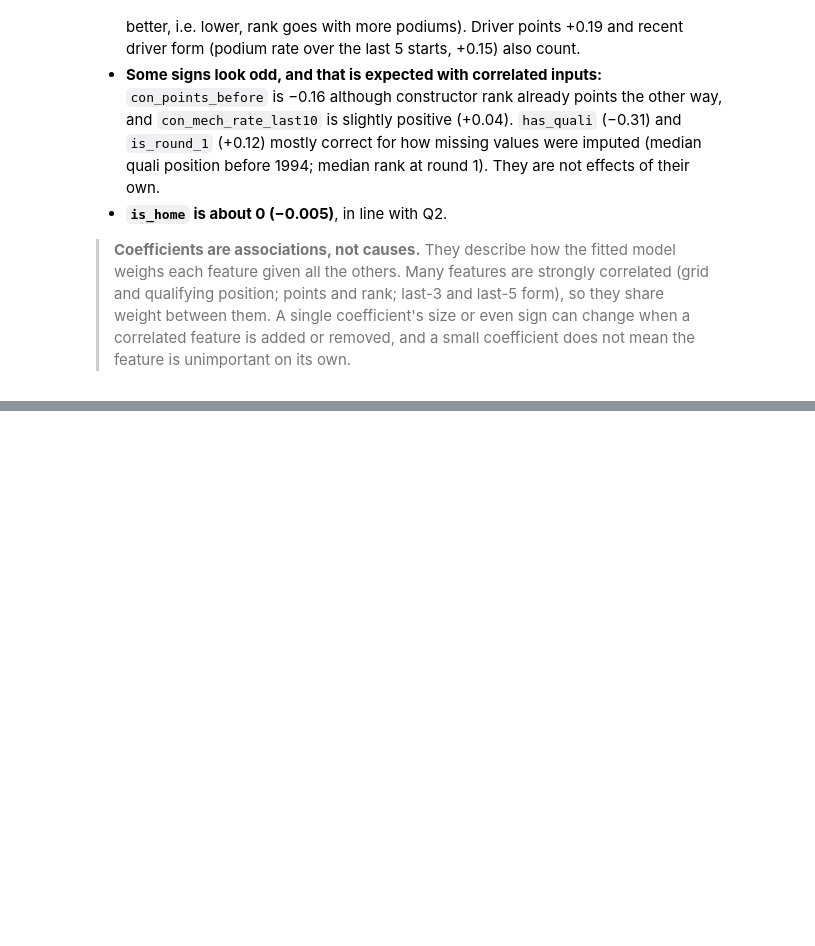
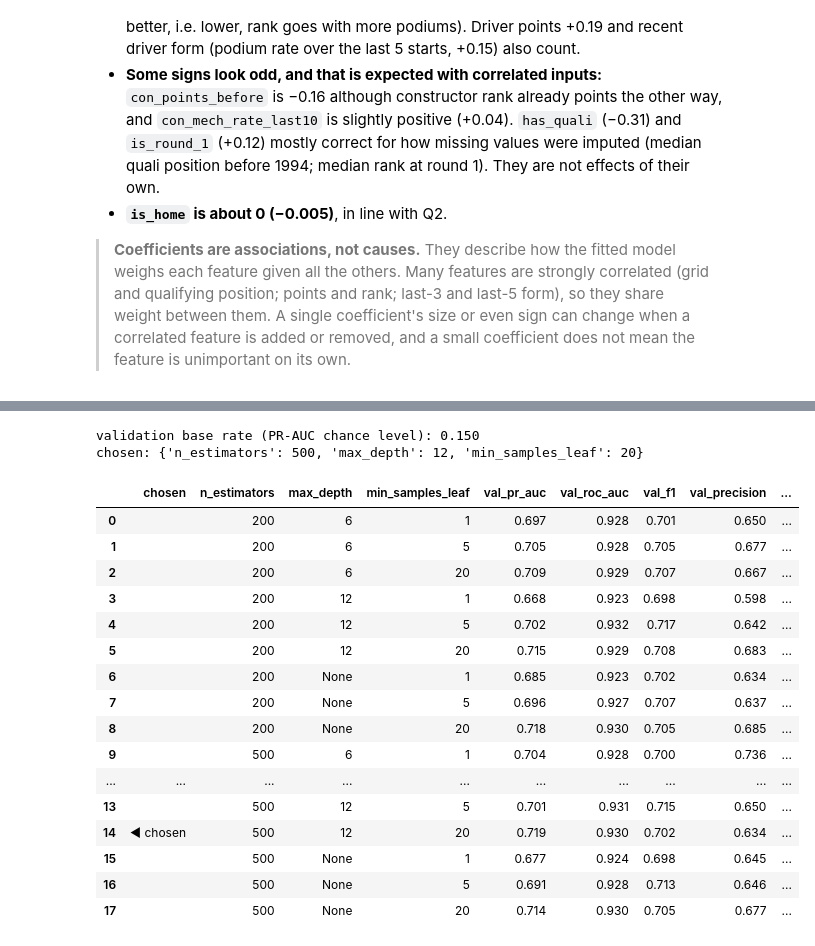
Before and after one commit to YShimy/f1-podium, a Jupyter notebook: notebooks/milestone1.ipynb, the cells around one changed output, grey strips where cells are left out. Drawn from its saved outputs; the diff is of its cells as text; code cells hidden in the pictures; blank space fills up the shorter version.

```diff
--- a/notebooks/milestone1.ipynb
+++ b/notebooks/milestone1.ipynb
@@ -3199,0 +3225,44 @@ intercept: -3.33 | iterations: 23
+# %%
+from sklearn.metrics import precision_recall_curve, roc_curve
+
+def grid_view(tab):
+    pcols = [c for c in tab.columns if c.startswith("param_")]
+    v = tab[pcols + ["val_pr_auc", "val_roc_auc", "val_f1", "val_precision", "val_recall", "threshold",
+                     "train_pr_auc", "gap_pr_auc"]].copy()
+    for c in pcols:
+        v[c] = [("None" if pd.isna(x) else f"{x:g}") for x in v[c]]
+    v.insert(0, "chosen", np.where(tab["chosen"], "◄ chosen", ""))
+    v.columns = [c.replace("param_", "") for c in v.columns]
+    return v
+
+def show_grid(tab):
+    v = grid_view(tab)
+    fmt = {c: "{:.3f}" for c in ["val_pr_auc", "val_roc_auc", "val_f1", "val_precision", "val_recall", "threshold",
+                                 "train_pr_auc", "gap_pr_auc"]}
+    display(v.style.format(fmt).apply(lambda r: ["font-weight: bold" if r["chosen"] else "" for _ in r], axis=1))
+
+val_base = float(y.loc[ev.split_rows(meta, "validation")].mean())
+rf_table, rf_best = ev.tune_on_validation("random forest", mdl.random_forest, config.RF_GRID, meta, X, y)
+print(f"validation base rate (PR-AUC chance level): {val_base:.3f}")
+print("chosen:", rf_best)
+show_grid(rf_table)
+# %% [output]
+validation base rate (PR-AUC chance level): 0.150
+chosen: {'n_estimators': 500, 'max_depth': 12, 'min_samples_leaf': 20}
+|  | chosen | n_estimators | max_depth | min_samples_leaf | val_pr_auc | val_roc_auc | val_f1 | val_precision | ... |
+| 0 |  | 200 | 6 | 1 | 0.697 | 0.928 | 0.701 | 0.650 | ... |
+| 1 |  | 200 | 6 | 5 | 0.705 | 0.928 | 0.705 | 0.677 | ... |
+| 2 |  | 200 | 6 | 20 | 0.709 | 0.929 | 0.707 | 0.667 | ... |
+| 3 |  | 200 | 12 | 1 | 0.668 | 0.923 | 0.698 | 0.598 | ... |
+| 4 |  | 200 | 12 | 5 | 0.702 | 0.932 | 0.717 | 0.642 | ... |
+| 5 |  | 200 | 12 | 20 | 0.715 | 0.929 | 0.708 | 0.683 | ... |
+| 6 |  | 200 | None | 1 | 0.685 | 0.923 | 0.702 | 0.634 | ... |
+| 7 |  | 200 | None | 5 | 0.696 | 0.927 | 0.707 | 0.637 | ... |
+| 8 |  | 200 | None | 20 | 0.718 | 0.930 | 0.705 | 0.685 | ... |
+| 9 |  | 500 | 6 | 1 | 0.704 | 0.928 | 0.700 | 0.736 | ... |
+| ... | ... | ... | ... | ... | ... | ... | ... | ... | ... |
+| 13 |  | 500 | 12 | 5 | 0.701 | 0.931 | 0.715 | 0.650 | ... |
+| 14 | ◄ chosen | 500 | 12 | 20 | 0.719 | 0.930 | 0.702 | 0.634 | ... |
+| 15 |  | 500 | None | 1 | 0.677 | 0.924 | 0.698 | 0.645 | ... |
+| 16 |  | 500 | None | 5 | 0.691 | 0.928 | 0.713 | 0.646 | ... |
+| 17 |  | 500 | None | 20 | 0.714 | 0.930 | 0.705 | 0.677 | ... |
```
Also changed, not shown: parts of 19 cells of this notebook, 3 other files.
